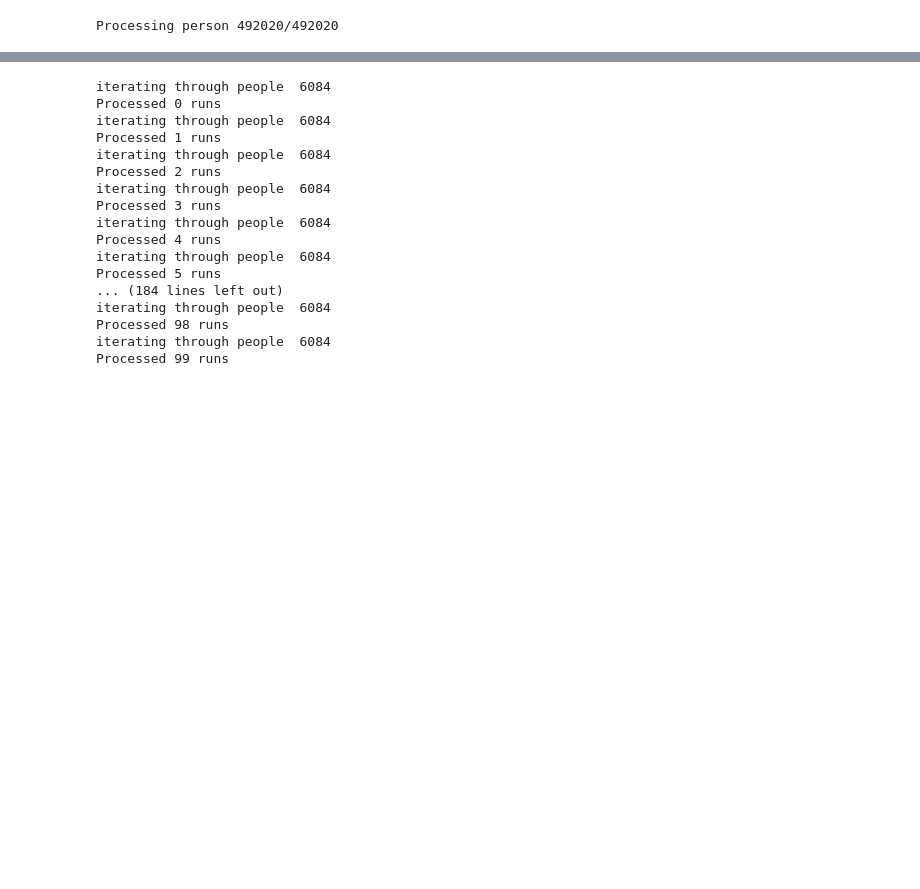
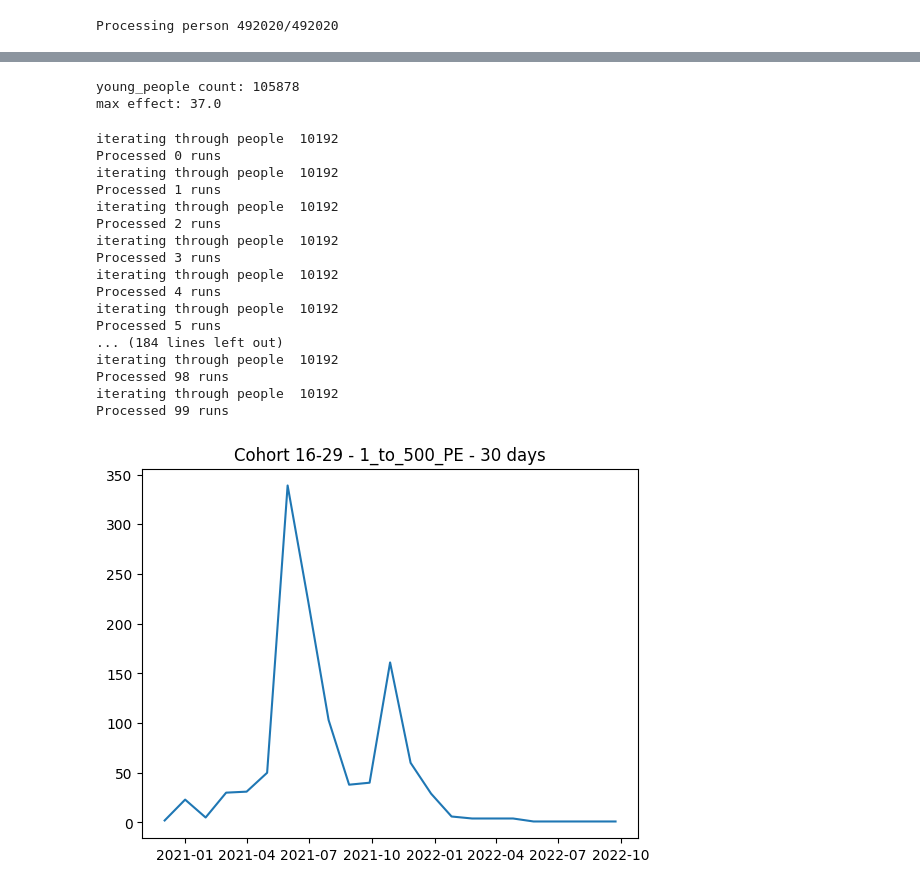
Before and after one commit to ROGR3/ARCHA21-DATACON, a Jupyter notebook: matching_analysis.ipynb, the cells around one changed output, grey strips where cells are left out. Saved outputs shown, nothing was run; the diff lists cells and outputs as text; code cells hidden in the pictures; blank space fills up the shorter version.

```diff
--- a/matching_analysis.ipynb
+++ b/matching_analysis.ipynb
@@ -333,16 +335,16 @@ pe_map = compute_prednison_windows(novax_persons_to_analyse, anchor_dates)
 # %% [output]
 Processing person 492020/492020
 # %%
+# import pickle
+
+# with open("both_companies_pe_map.pkl", "wb") as f:
+#     pickle.dump(pe_map, f)
+
+
 import pickle
 
-with open("both_companies_pe_map.pkl", "wb") as f:
-    pickle.dump(pe_map, f)
-
-
-# import pickle
-
-# with open("pe_map.pkl", "rb") as f:
-#     pe_map = pickle.load(f)
+with open("cpzp_pe_map.pkl", "rb") as f:
+    pe_map = pickle.load(f)
 # %%
 def aggregate_date(start_date: date, window_days: int) -> datetime:
     start_date = datetime(start_date.year, start_date.month, start_date.day)
@@ -544,27 +667,50 @@ def get_vax_dates_distribution(
+# %%
+print(f"young_people count: {len(young_people)}")
+print(f"max effect: {max(effects.values())}")
+# %% [output]
+young_people count: 105878
+max effect: 37.0
 # %%
-group = five_hundred_to_five_thousand_pe_vax_people
-group_name = "500_to_5000_PE"
+group = one_to_five_hundred_pe_vax_people
+group_name = "1_to_500_PE"
 baseline = 1 if group_name == "0_PE" else 0
 aggregation_days = 1
-median_map, iqr_map, ci_map, effects = run_matching_analysis(
-    group, aggregation_days, group_name, 100
-)
+(
+    median_map,
+    iqr_map,
+    ci_map,
+    effects,
+    vax_ratio_median_map,
+    novax_ratio_median_map,
+) = run_matching_analysis(group, aggregation_days, group_name, 100)
 vax_dates_distribution = get_vax_dates_distribution(group, aggregation_days)
 # %% [output]
-iterating through people  6084
+iterating through people  10192
 Processed 0 runs
-iterating through people  6084
+iterating through people  10192
 Processed 1 runs
-iterating through people  6084
+iterating through people  10192
 Processed 2 runs
-iterating through people  6084
+iterating through people  10192
 Processed 3 runs
-iterating through people  6084
+iterating through people  10192
 Processed 4 runs
-iterating through people  6084
+iterating through people  10192
 Processed 5 runs
 ... (184 lines left out)
-iterating through people  6084
+iterating through people  10192
 Processed 98 runs
-iterating through people  6084
+iterating through people  10192
 Processed 99 runs
+# %%
+vax_dates_distribution = get_vax_dates_distribution(group, 30)
+cohort = AgeCohort._16_29
+date_map = vax_dates_distribution[cohort]
+sorted_dates = sorted(date_map.keys())
+vax_counts = [vax_dates_distribution[cohort].get(d, 0) for d in sorted_dates]
+fig, ax = plt.subplots()
+ax.plot(sorted_dates, vax_counts)
+ax.set_title(f"Cohort {cohort} - {group_name} - 30 days")
+plt.show()
+# %% [output]
+[figure, added]
```
Also changed, not shown: parts of 9 cells of this notebook, 23 other files.
